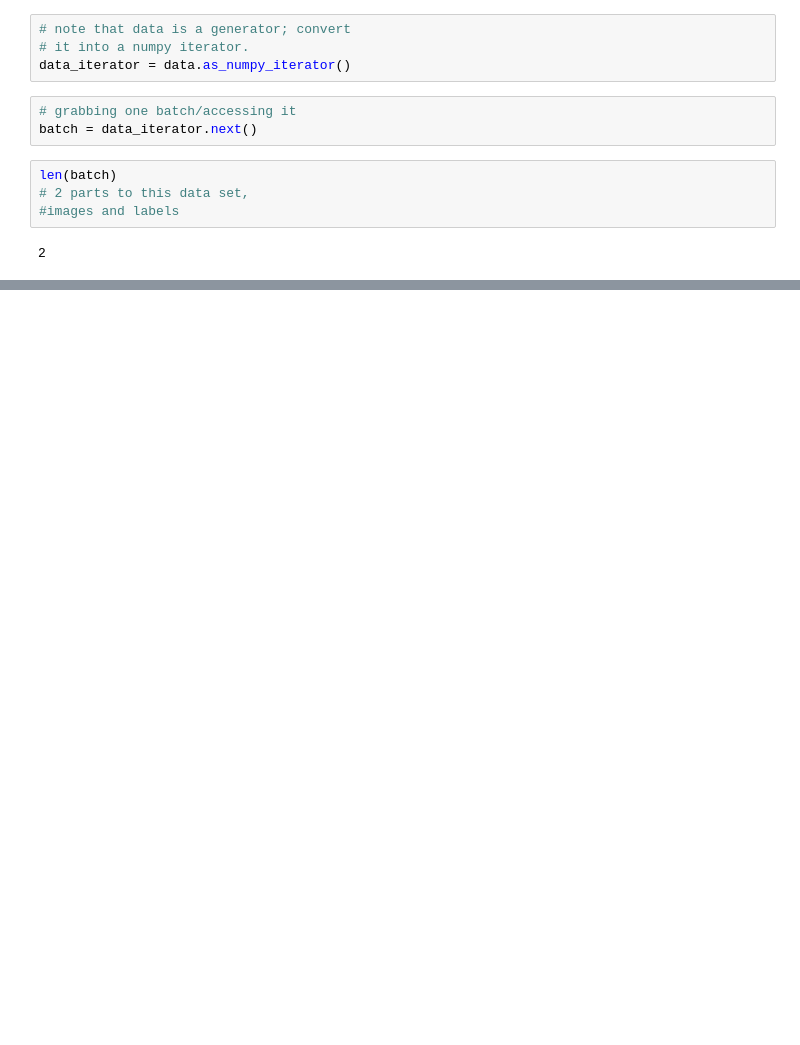
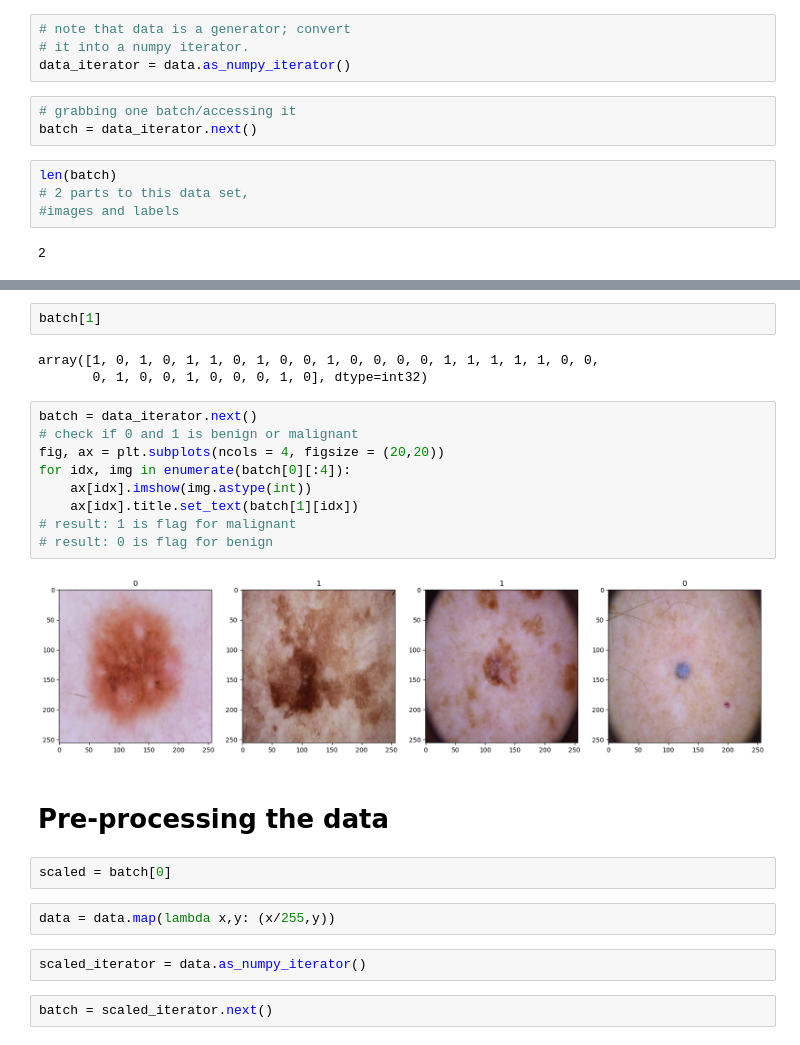
Before and after one commit to shilohchiu/Byte-Me, a Jupyter notebook: model.ipynb, the cells around one changed output, grey strips where cells are left out. Cells and saved outputs as stored; diff of their text form; blank space fills up the shorter version.

```diff
--- a/model.ipynb
+++ b/model.ipynb
@@ -125,0 +125,26 @@ len(batch)
+# %%
+batch[1]
+# %% [output]
+array([1, 0, 1, 0, 1, 1, 0, 1, 0, 0, 1, 0, 0, 0, 0, 1, 1, 1, 1, 1, 0, 0,
+       0, 1, 0, 0, 1, 0, 0, 0, 1, 0], dtype=int32)
+# %%
+batch = data_iterator.next()
+# check if 0 and 1 is benign or malignant
+fig, ax = plt.subplots(ncols = 4, figsize = (20,20))
+for idx, img in enumerate(batch[0][:4]):
+    ax[idx].imshow(img.astype(int))
+    ax[idx].title.set_text(batch[1][idx])
+# result: 1 is flag for malignant
+# result: 0 is flag for benign
+# %% [output]
+[figure, added]
+# %% [markdown]
+# Pre-processing the data
+# %%
+scaled = batch[0]
+# %%
+data = data.map(lambda x,y: (x/255,y))
+# %%
+scaled_iterator = data.as_numpy_iterator()
+# %%
+batch = scaled_iterator.next()
```
Also changed, not shown: parts of 51 cells of this notebook, 25 other files.
